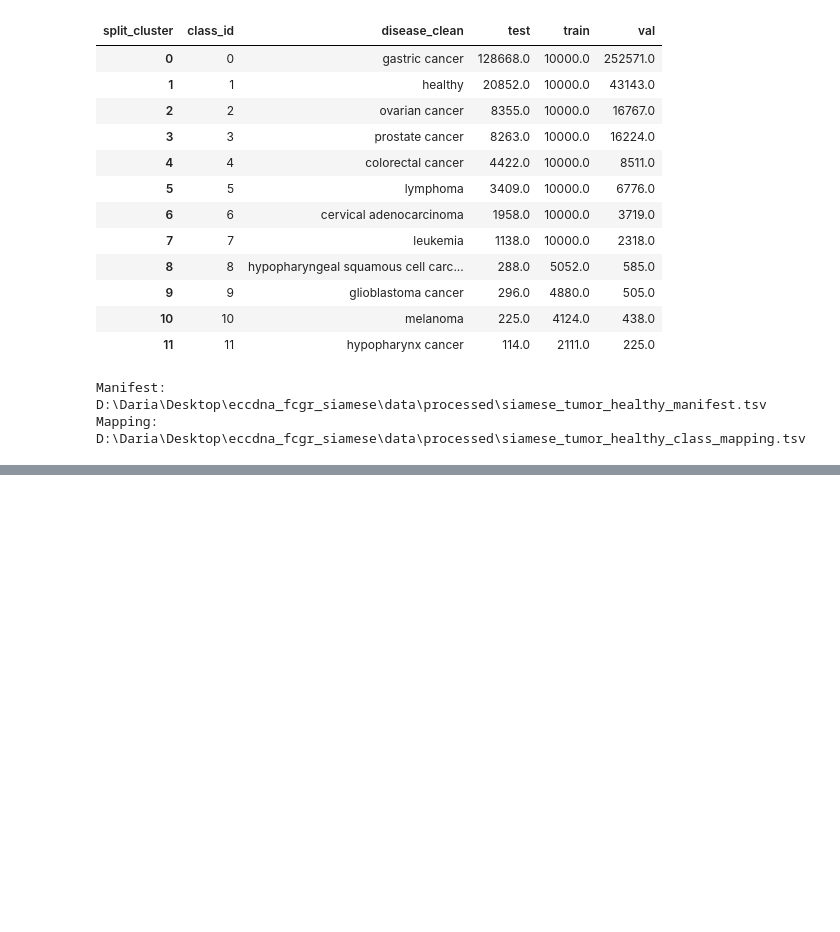
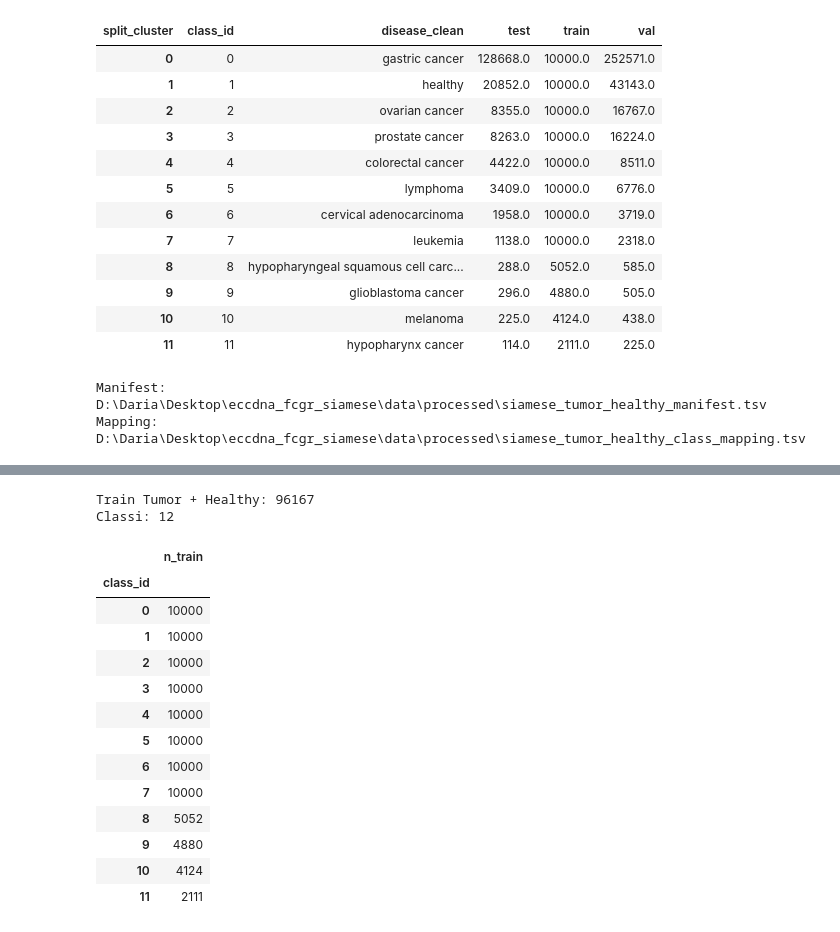
Before and after one commit to FLaTNNBio/eccdna_fcgr_siamese, a Jupyter notebook: notebooks/03b_tumor_class_subset.ipynb, the cells around one changed output, grey strips where cells are left out. Saved outputs shown, nothing was run; the diff lists cells and outputs as text; code cells hidden in the pictures; blank space fills up the shorter version.

```diff
--- a/notebooks/03b_tumor_class_subset.ipynb
+++ b/notebooks/03b_tumor_class_subset.ipynb
@@ -654,0 +828,55 @@ Mapping: D:\Daria\Desktop\eccdna_fcgr_siamese\data\processed\siamese_tumor_healt
+# %%
+# ============================================================
+# CELL 14 — BALANCED TRAIN REFERENCE SET
+# ============================================================
+
+tumor_train = (
+    tumor_healthy_manifest[
+        tumor_healthy_manifest[
+            "split_cluster"
+        ] == "train"
+    ]
+    .copy()
+    .reset_index(drop=True)
+)
+
+
+print(
+    "Train Tumor + Healthy:",
+    len(tumor_train)
+)
+
+print(
+    "Classi:",
+    tumor_train[
+        "class_id"
+    ].nunique()
+)
+
+
+display(
+    tumor_train[
+        "class_id"
+    ]
+    .value_counts()
+    .sort_index()
+    .rename("n_train")
+    .to_frame()
+)
+# %% [output]
+Train Tumor + Healthy: 96167
+Classi: 12
+|  | n_train |
+| class_id |  |
+| 0 | 10000 |
+| 1 | 10000 |
+| 2 | 10000 |
+| 3 | 10000 |
+| 4 | 10000 |
+| 5 | 10000 |
+| 6 | 10000 |
+| 7 | 10000 |
+| 8 | 5052 |
+| 9 | 4880 |
+| 10 | 4124 |
+| 11 | 2111 |
```
Also changed, not shown: parts of 13 cells of this notebook, 16 other files.
